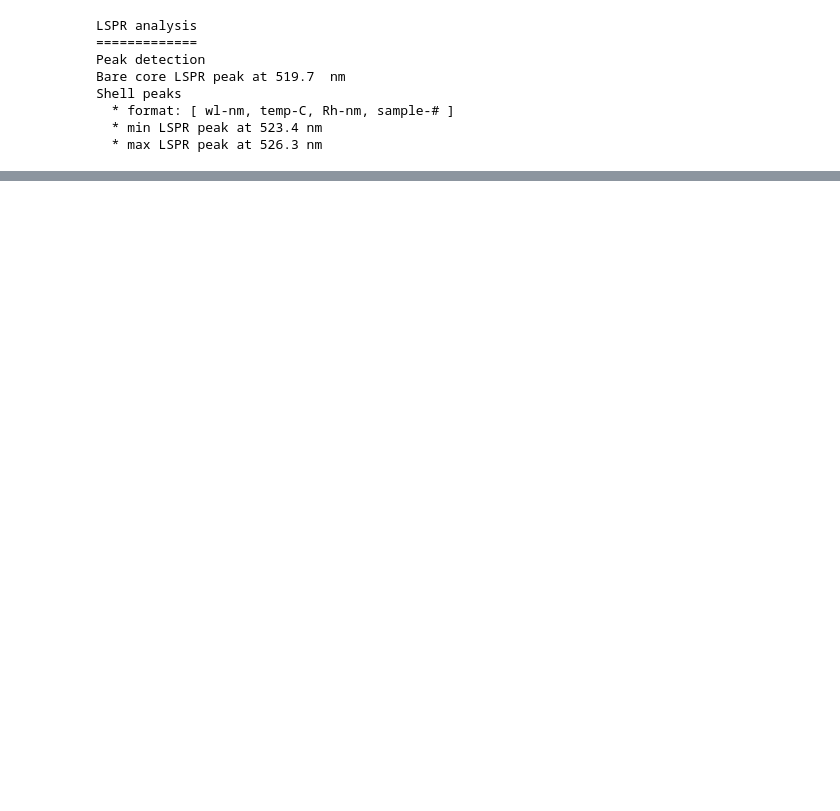
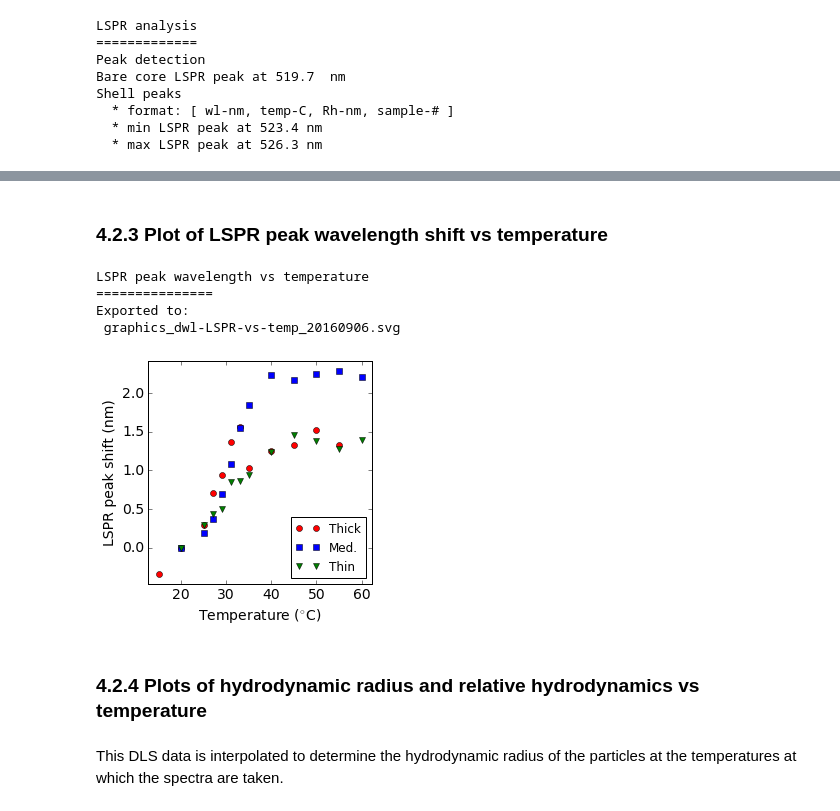
Before and after one commit to jpsfitz/nanooptics, a Jupyter notebook: AuNPs and shell structure.ipynb, the cells around one changed output, grey strips where cells are left out. Cells and saved outputs as stored; diff of their text form; code cells hidden in the pictures; blank space fills up the shorter version.

```diff
--- a/AuNPs and shell structure.ipynb
+++ b/AuNPs and shell structure.ipynb
@@ -286,12 +308,12 @@ dataSubArray = spectrumCore[wlRange]
 if dataSubArray.size > 0:
     x, y = dataSubArray[:,0], dataSubArray[:,1]
     base = peakutils.baseline(y,2)
-    yCorr = y - base
+    yCorr = y - 0*base
     indexes = peakutils.indexes(y, thres=threshold, min_dist=10)
     indexesCorr = peakutils.indexes(yCorr, thres=threshold, min_dist=10)
-    if indexes.size > 0:
-        if indexes.size > 1: indexes = [indexes[-1]]
-        wlPeaknm = peakutils.interpolate(x, y, ind=indexes)
+    if indexesCorr.size > 0:
+        if indexesCorr.size > 1: indexesCorr = [indexesCorr[-1]]
+        wlPeaknm = peakutils.interpolate(x, yCorr, ind=indexesCorr)
         wlPeakCorenm = wlPeaknm[0]
         print("Bare core LSPR peak at", format(wlPeakCorenm,'.1f'), " nm")
 
@@ -311,12 +333,12 @@ for sampleNum in range(3):
         if dataSubArray.size > 0:
             x, y = dataSubArray[:,0], dataSubArray[:,1]
             base = peakutils.baseline(y,2)
-            yCorr = y - base
+            yCorr = y - 0*base
             indexes = peakutils.indexes(y, thres=threshold, min_dist=10)
             indexesCorr = peakutils.indexes(yCorr, thres=threshold, min_dist=10)
-            if indexes.size > 0:
-                if indexes.size > 1: indexes = [indexes[-1]]
-                wlPeaknm = peakutils.interpolate(x, y, ind=indexes)
+            if indexesCorr.size > 0:
+                if indexesCorr.size > 1: indexesCorr = [indexesCorr[-1]]
+                wlPeaknm = peakutils.interpolate(x, yCorr, ind=indexesCorr)
                 lsprPeakList.append([wlPeaknm[0], tempC, Rh, sampleNum])
 lsprPeakArray = np.asarray(lsprPeakList)
 print("Shell peaks")
@@ -437,3 +414,60 @@ Exported to:
+# %% [markdown]
+### 4.2.3 Plot of LSPR peak wavelength shift vs temperature
+# %%
+print('LSPR peak wavelength vs temperature')
+print('===============')
+def plotAndSave ():
+    ## Input data
+    plotArray = lsprPeakArray[:,0:2]
+    x, y = plotArray[:,1], plotArray[:,0]
+    x1, y1 = x[:len(spectraTemps[0])], y[:len(spectraTemps[0])]
+    x2, y2 = x[len(spectraTemps[0])+1:len(spectraTemps[0])+len(spectraTemps[1])], y[len(spectraTemps[0])+1:len(spectraTemps[0])+len(spectraTemps[1])]
+    x3, y3 = x[len(spectraTemps[0])+len(spectraTemps[1])+1:], y[len(spectraTemps[0])+len(spectraTemps[1])+1:]
+    y1, y2, y3 = y1-y1[1], y2-y2[0], y3-y3[0] # at 20C
+    y = np.concatenate((y1, y2, y3))
+    xLimits = [np.amin(x), np.amax(x)]
+    yLimits = [np.amin(y), np.amax(y)]
+    dx, dy = abs(xLimits[1]-xLimits[0]), abs(yLimits[1]-yLimits[0])
+
+    ## Specific format options
+    pylab.plot(x1, y1, 'o', color='red', label="Thick")
+    pylab.plot(x2, y2, 's', color='blue', label="Med.")
+    pylab.plot(x3, y3, 'v', color='green', label="Thin")
+    pylab.xlabel("Temperature ($^{\circ}$C)")
+    pylab.ylabel("LSPR peak shift (nm)")
+    pylab.legend(loc='lower right', fontsize=12)
+
+    ## General format options
+    aspectRatio = dx/dy
+    figWidthcm = 8.9
+    figSizein = [figWidthcm/2.54, aspectRatio*figWidthcm/2.54]
+    fig = pylab.figure(1, figsize=(figSizein[0],figSizein[1]))
+    pylab.subplot(111)
+    pylab.rcParams.update({'font.size': 14})
+    pylab.axes().set_aspect(aspectRatio)
+    pylab.xlim(xLimits[0]-0.05*dx, xLimits[1]+0.05*dx)
+    pylab.ylim(yLimits[0]-0.05*dy, yLimits[1]+0.05*dy)
+    pylab.locator_params(nbins=7)
+
+    ## Save and display
+    timestamp = ('{:%Y%m%d}'.format(datetime.datetime.now()))
+    exportFormat = '.svg'
+    filename = "graphics_"+"dwl-LSPR-vs-temp_" + timestamp + exportFormat
+    pylab.savefig(filename, transparent=True)
+    print("Exported to:\n", filename)
+    pylab.show()
+
+plotAndSave()
+# %% [output]
+LSPR peak wavelength vs temperature
+===============
+Exported to:
+ graphics_dwl-LSPR-vs-temp_20160906.svg
+[figure, added]
+# %% [markdown]
+### 4.2.4 Plots of hydrodynamic radius and relative hydrodynamics vs temperature
+# %% [markdown]
+This DLS data is interpolated to determine the hydrodynamic radius of the particles at the temperatures at which the spectra are taken.
 # %%
 print('Temperature vs hydrodynamic radius')
 print('===============')
```
Also changed, not shown: parts of 42 cells of this notebook.
